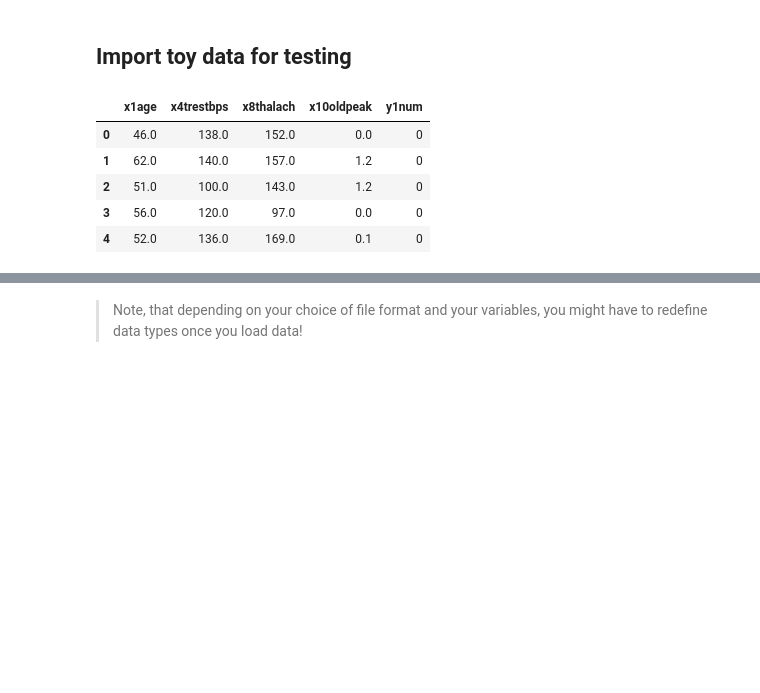
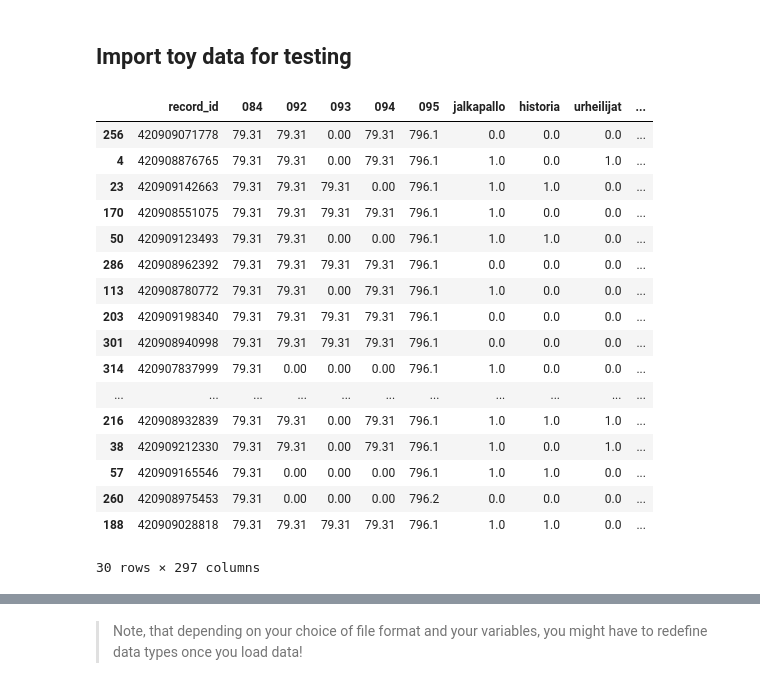
Before and after one commit to City-of-Helsinki/ml_hki_library_classifier, a Jupyter notebook: 01_model.ipynb, the cells around one changed output, grey strips where cells are left out. Saved outputs shown, nothing was run; the diff lists cells and outputs as text; code cells hidden in the pictures; blank space fills up the shorter version.

```diff
--- a/01_model.ipynb
+++ b/01_model.ipynb
@@ -89,5 +94,5 @@ Remember, only simple assignments here!
 # Parameters
 
 # this cell is tagged with 'parameters'
+toy_data_filename = "data/preprocessed_data/dataset_toy_hki_lib_book_classification.csv"
 seed = 0
-toy_df = pd.read_csv("data/preprocessed_data/dataset_toy_lib_classification.csv", index_col=0)
@@ -99,11 +108,23 @@ np.random.seed(seed)
 ## Import toy data for testing
 # %%
 toy_df = pd.read_csv(toy_data_filename, index_col=0)
-toy_df.head()
+toy_df.head(30)
 # %% [output]
-|  | x1age | x4trestbps | x8thalach | x10oldpeak | y1num |
-| 0 | 46.0 | 138.0 | 152.0 | 0.0 | 0 |
-| 1 | 62.0 | 140.0 | 157.0 | 1.2 | 0 |
-| 2 | 51.0 | 100.0 | 143.0 | 1.2 | 0 |
-| 3 | 56.0 | 120.0 | 97.0 | 0.0 | 0 |
-| 4 | 52.0 | 136.0 | 169.0 | 0.1 | 0 |
+|  | record_id | 084 | 092 | 093 | 094 | 095 | jalkapallo | historia | urheilijat | ... |
+| 256 | 420909071778 | 79.31 | 79.31 | 0.00 | 79.31 | 796.1 | 0.0 | 0.0 | 0.0 | ... |
+| 4 | 420908876765 | 79.31 | 79.31 | 0.00 | 79.31 | 796.1 | 1.0 | 0.0 | 1.0 | ... |
+| 23 | 420909142663 | 79.31 | 79.31 | 79.31 | 0.00 | 796.1 | 1.0 | 1.0 | 0.0 | ... |
+| 170 | 420908551075 | 79.31 | 79.31 | 79.31 | 79.31 | 796.1 | 1.0 | 0.0 | 0.0 | ... |
+| 50 | 420909123493 | 79.31 | 79.31 | 0.00 | 0.00 | 796.1 | 1.0 | 1.0 | 0.0 | ... |
+| 286 | 420908962392 | 79.31 | 79.31 | 79.31 | 79.31 | 796.1 | 0.0 | 0.0 | 0.0 | ... |
+| 113 | 420908780772 | 79.31 | 79.31 | 0.00 | 79.31 | 796.1 | 1.0 | 0.0 | 0.0 | ... |
+| 203 | 420909198340 | 79.31 | 79.31 | 79.31 | 79.31 | 796.1 | 0.0 | 0.0 | 0.0 | ... |
+| 301 | 420908940998 | 79.31 | 79.31 | 79.31 | 79.31 | 796.1 | 0.0 | 0.0 | 0.0 | ... |
+| 314 | 420907837999 | 79.31 | 0.00 | 0.00 | 0.00 | 796.1 | 1.0 | 0.0 | 0.0 | ... |
+| ... | ... | ... | ... | ... | ... | ... | ... | ... | ... | ... |
+| 216 | 420908932839 | 79.31 | 79.31 | 0.00 | 79.31 | 796.1 | 1.0 | 1.0 | 1.0 | ... |
+| 38 | 420909212330 | 79.31 | 79.31 | 0.00 | 79.31 | 796.1 | 1.0 | 0.0 | 1.0 | ... |
+| 57 | 420909165546 | 79.31 | 0.00 | 0.00 | 0.00 | 796.1 | 1.0 | 1.0 | 0.0 | ... |
+| 260 | 420908975453 | 79.31 | 0.00 | 0.00 | 0.00 | 796.2 | 0.0 | 0.0 | 0.0 | ... |
+| 188 | 420909028818 | 79.31 | 79.31 | 79.31 | 79.31 | 796.1 | 1.0 | 1.0 | 0.0 | ... |
+30 rows × 297 columns
```
Also changed, not shown: parts of 12 cells of this notebook.
